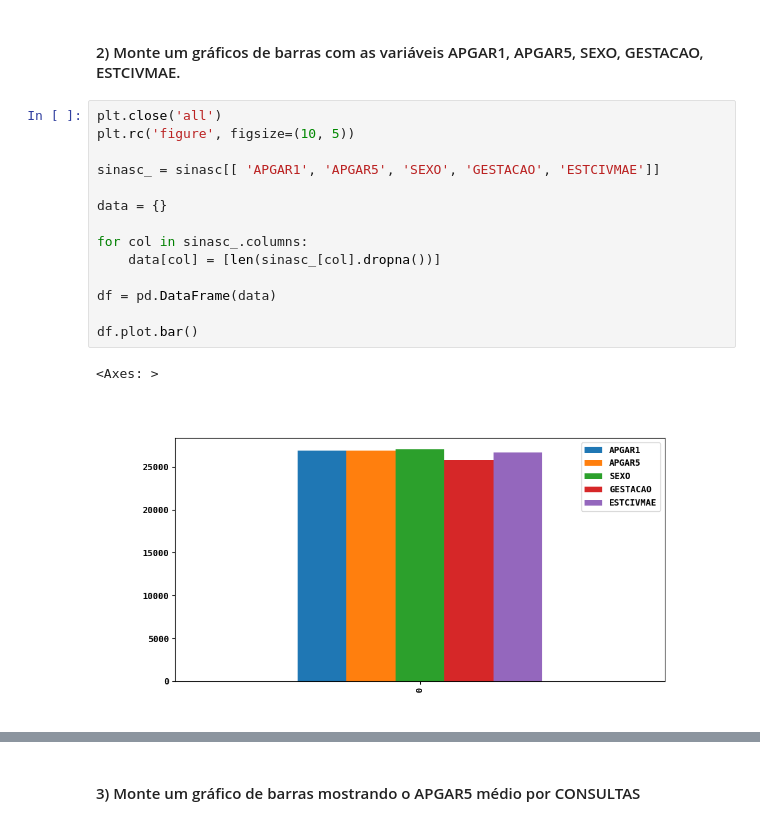
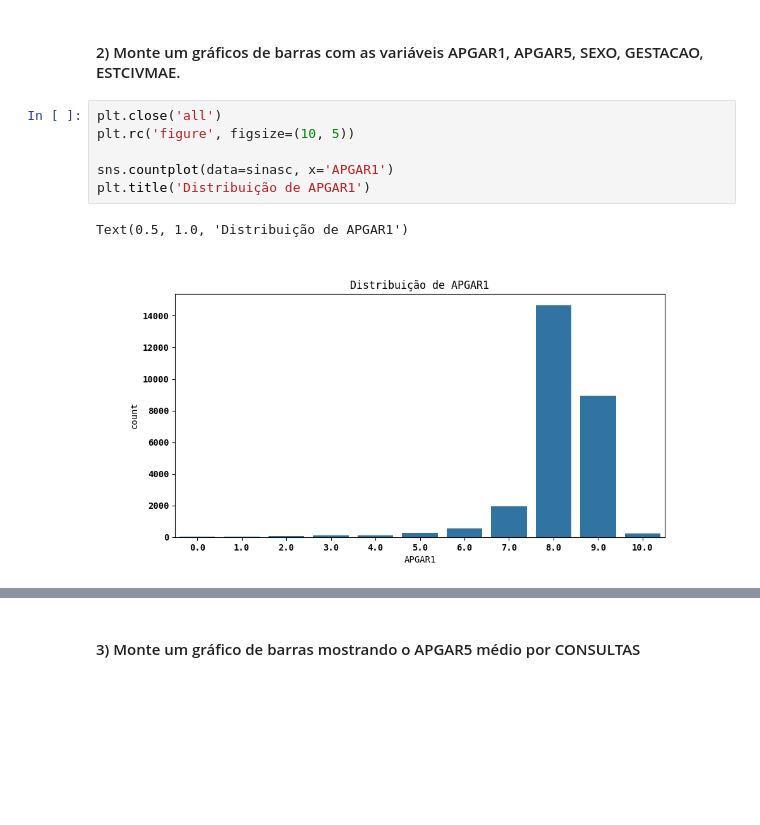
Before and after one commit to r7melo/EBAC-exercicios, a Jupyter notebook: seaborn/construindo_graficos_com_seaborn.ipynb, the cells around one changed output, grey strips where cells are left out. Cells and saved outputs as stored; diff of their text form; blank space fills up the shorter version.

```diff
--- a/seaborn/construindo_graficos_com_seaborn.ipynb
+++ b/seaborn/construindo_graficos_com_seaborn.ipynb
@@ -29,20 +29,12 @@ sinasc.head()
 5 rows × 69 columns
 # %% [markdown]
 ####  2) Monte um gráficos de barras com as variáveis APGAR1, APGAR5, SEXO, GESTACAO, ESTCIVMAE.
-# %%
-plt.close('all')
-plt.rc('figure', figsize=(10, 5))
-
-sinasc_ = sinasc[[ 'APGAR1', 'APGAR5', 'SEXO', 'GESTACAO', 'ESTCIVMAE']]
-
-data = {}
-
-for col in sinasc_.columns:
-    data[col] = [len(sinasc_[col].dropna())]
-
-df = pd.DataFrame(data)
-
-df.plot.bar()
-# %% [output]
-<Axes: >
-[figure, removed]
+# %%
+plt.close('all')
+plt.rc('figure', figsize=(10, 5))
+
+sns.countplot(data=sinasc, x='APGAR1')
+plt.title('Distribuição de APGAR1')
+# %% [output]
+Text(0.5, 1.0, 'Distribuição de APGAR1')
+[figure, added]
```
Also changed, not shown: parts of 5 cells of this notebook.
